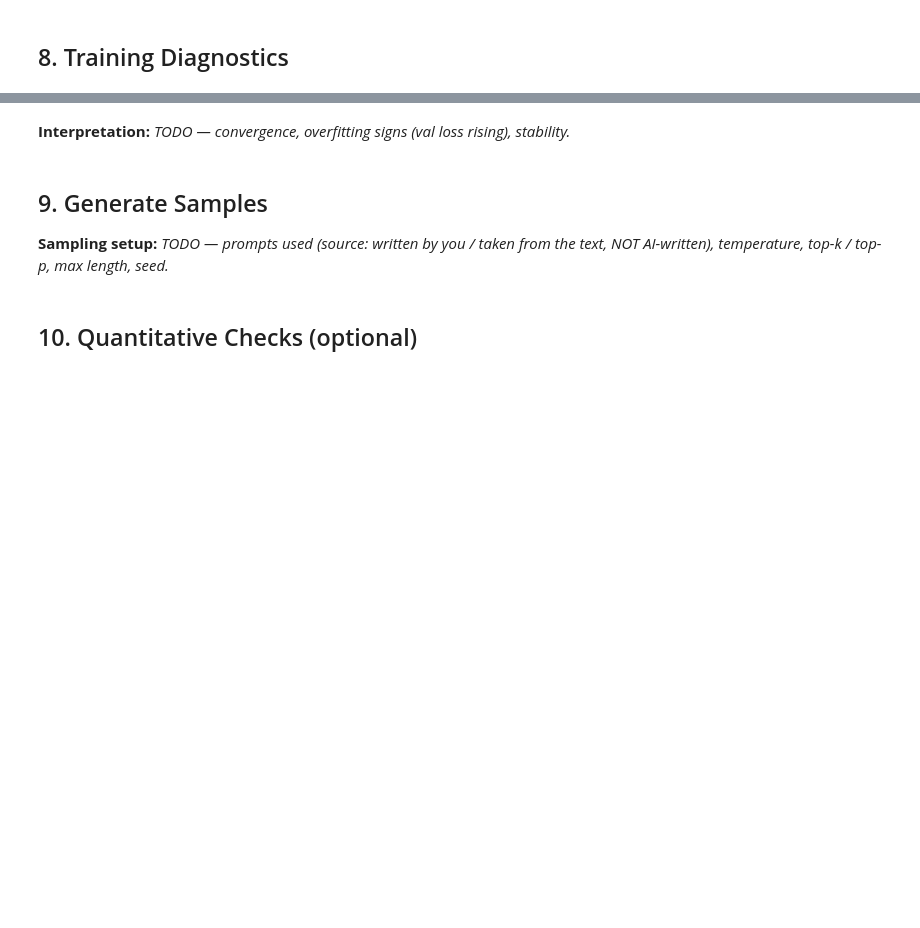
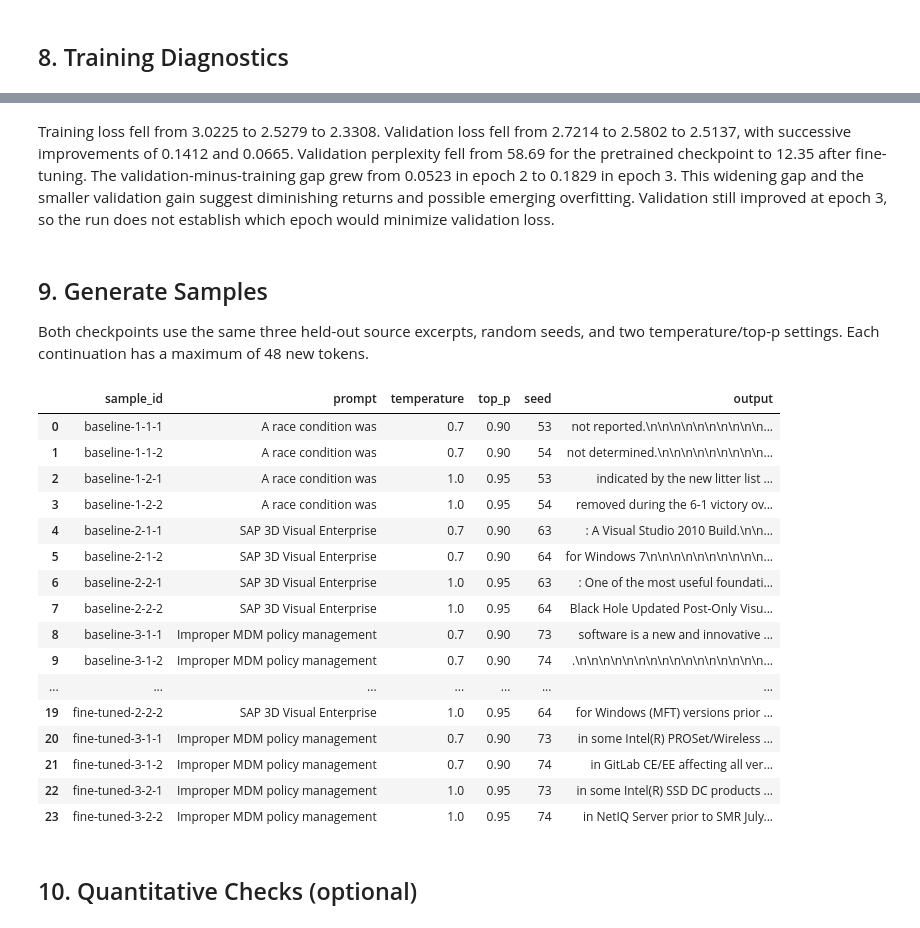
Before and after one commit to vutran-us/generative-ai-applications-project, a Jupyter notebook: generative_model.ipynb, the cells around one changed output, grey strips where cells are left out. Drawn from its saved outputs; the diff is of its cells as text; code cells hidden in the pictures; blank space fills up the shorter version.

```diff
--- a/generative_model.ipynb
+++ b/generative_model.ipynb
@@ -58,4 +217,26 @@ _TODO: why this data suits a generative task (human-written by CNAs, consistent
 # %%
-# TODO: tokenize with the model's tokenizer; report token count
-# TODO: chunk tokens into fixed-length blocks; split into train / validation
-# TODO: wrap in a torch Dataset + DataLoader
+MODEL_ID = 'distilbert/distilgpt2'
+MODEL_REVISION = '2290a62682d06624634c1f46a6ad5be0f47f38aa'
+CHECKPOINT = os.environ.get('DISTILGPT2_DIR', MODEL_ID)
+model_source = {'revision': MODEL_REVISION} if CHECKPOINT == MODEL_ID else {}
+MAX_TOKENS = 256
+BATCH_SIZE = 16
+tokenizer = AutoTokenizer.from_pretrained(CHECKPOINT, **model_source)
+tokenizer.pad_token = tokenizer.eos_token
+
+def encode(text):
+    ids = tokenizer.encode(text, add_special_tokens=False)
+    return (ids + [tokenizer.eos_token_id])[:MAX_TOKENS]
+
+def collate(sequences):
+    batch = tokenizer.pad({'input_ids': sequences}, return_tensors='pt')
+    batch['labels'] = batch['input_ids'].masked_fill(batch['attention_mask'] == 0, -100)
+    return batch
+
+train_sequences = [encode(text) for text in train_texts]
+val_sequences = [encode(text) for text in val_texts]
+print('Training tokens:', sum(map(len, train_sequences)))
+print('Validation tokens:', sum(map(len, val_sequences)))
+train_loader = DataLoader(train_sequences, batch_size=BATCH_SIZE, shuffle=True,
+                          generator=torch.Generator().manual_seed(SEED), collate_fn=collate)
+val_loader = DataLoader(val_sequences, batch_size=BATCH_SIZE, collate_fn=collate)
@@ -65,3 +250,6 @@ _TODO: why this data suits a generative task (human-written by CNAs, consistent
 # %%
-# TODO: load tokenizer and causal-LM model; handle pad token; move to device
-# TODO: print the model architecture and total / trainable parameter counts
+model = AutoModelForCausalLM.from_pretrained(CHECKPOINT, **model_source).to(device)
+print(model.config)
+print(model)
+print('Total parameters:', sum(p.numel() for p in model.parameters()))
+print('Trainable parameters:', sum(p.numel() for p in model.parameters() if p.requires_grad))
@@ -85,11 +387,31 @@ _TODO: why this data suits a generative task (human-written by CNAs, consistent
 # %% [markdown]
-**Interpretation:** _TODO — convergence, overfitting signs (val loss rising), stability._
+Training loss fell from 3.0225 to 2.5279 to 2.3308. Validation loss fell from 2.7214 to 2.5802 to 2.5137, with successive improvements of 0.1412 and 0.0665. Validation perplexity fell from 58.69 for the pretrained checkpoint to 12.35 after fine-tuning. The validation-minus-training gap grew from 0.0523 in epoch 2 to 0.1829 in epoch 3. This widening gap and the smaller validation gain suggest diminishing returns and possible emerging overfitting. Validation still improved at epoch 3, so the run does not establish which epoch would minimize validation loss.
 # %% [markdown]
 ## 9. Generate Samples
-**Sampling setup:** _TODO — prompts used (source: written by you / taken from the text, NOT AI-written), temperature, top-k / top-p, max length, seed._
+Both checkpoints use the same three held-out source excerpts, random seeds, and two temperature/top-p settings. Each continuation has a maximum of 48 new tokens.
 # %%
-# TODO: generate multiple samples per prompt across 2-3 sampling settings
-# TODO: store results in a DataFrame (sample_id, prompt, settings, output) and display
+fine_tuned = sample('fine-tuned')
+samples = pd.concat([baseline, fine_tuned], ignore_index=True)
+with pd.option_context('display.max_colwidth', None):
+    display(samples)
+# %% [output]
+|  | sample_id | prompt | temperature | top_p | seed | output |
+| 0 | baseline-1-1-1 | A race condition was | 0.7 | 0.90 | 53 | not reported.\n\n\n\n\n\n\n\n\n\n... |
+| 1 | baseline-1-1-2 | A race condition was | 0.7 | 0.90 | 54 | not determined.\n\n\n\n\n\n\n\n\n... |
+| 2 | baseline-1-2-1 | A race condition was | 1.0 | 0.95 | 53 | indicated by the new litter list ... |
+| 3 | baseline-1-2-2 | A race condition was | 1.0 | 0.95 | 54 | removed during the 6-1 victory ov... |
+| 4 | baseline-2-1-1 | SAP 3D Visual Enterprise | 0.7 | 0.90 | 63 | : A Visual Studio 2010 Build.\n\n... |
+| 5 | baseline-2-1-2 | SAP 3D Visual Enterprise | 0.7 | 0.90 | 64 | for Windows 7\n\n\n\n\n\n\n\n\n\n... |
+| 6 | baseline-2-2-1 | SAP 3D Visual Enterprise | 1.0 | 0.95 | 63 | : One of the most useful foundati... |
+| 7 | baseline-2-2-2 | SAP 3D Visual Enterprise | 1.0 | 0.95 | 64 | Black Hole Updated Post-Only Visu... |
+| 8 | baseline-3-1-1 | Improper MDM policy management | 0.7 | 0.90 | 73 | software is a new and innovative ... |
+| 9 | baseline-3-1-2 | Improper MDM policy management | 0.7 | 0.90 | 74 | .\n\n\n\n\n\n\n\n\n\n\n\n\n\n\n\n... |
+| ... | ... | ... | ... | ... | ... | ... |
+| 19 | fine-tuned-2-2-2 | SAP 3D Visual Enterprise | 1.0 | 0.95 | 64 | for Windows (MFT) versions prior ... |
+| 20 | fine-tuned-3-1-1 | Improper MDM policy management | 0.7 | 0.90 | 73 | in some Intel(R) PROSet/Wireless ... |
+| 21 | fine-tuned-3-1-2 | Improper MDM policy management | 0.7 | 0.90 | 74 | in GitLab CE/EE affecting all ver... |
+| 22 | fine-tuned-3-2-1 | Improper MDM policy management | 1.0 | 0.95 | 73 | in some Intel(R) SSD DC products ... |
+| 23 | fine-tuned-3-2-2 | Improper MDM policy management | 1.0 | 0.95 | 74 | in NetIQ Server prior to SMR July... |
 # %% [markdown]
 ## 10. Quantitative Checks (optional)
 # %%
```
Also changed, not shown: parts of 25 cells of this notebook, 2 other files.
